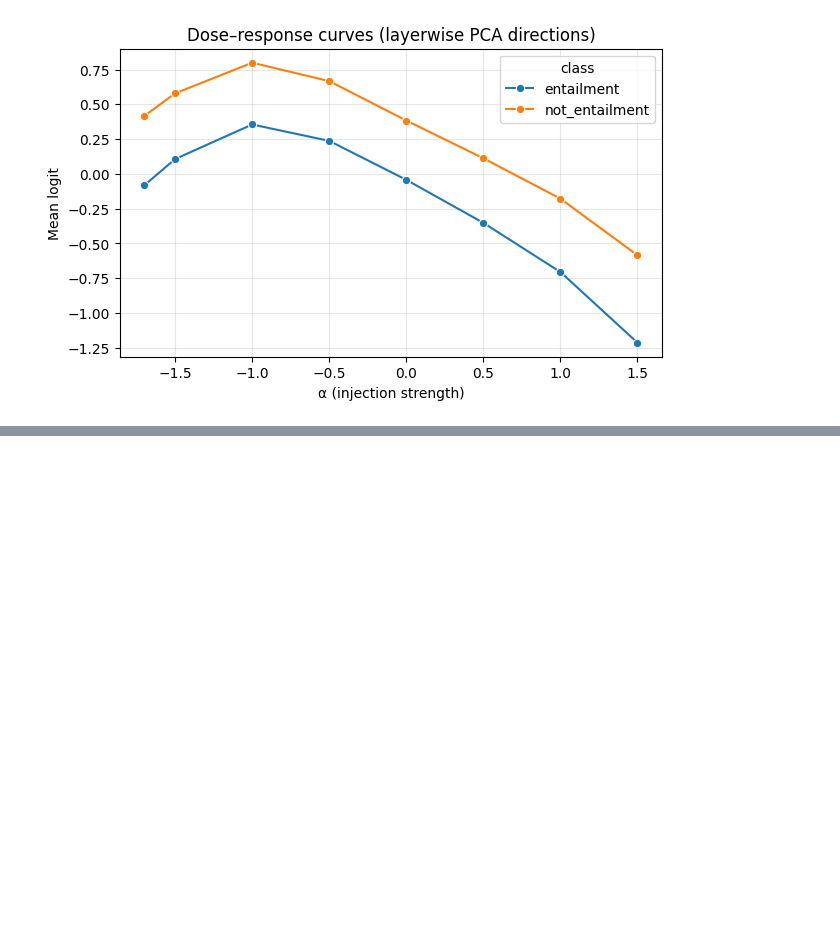
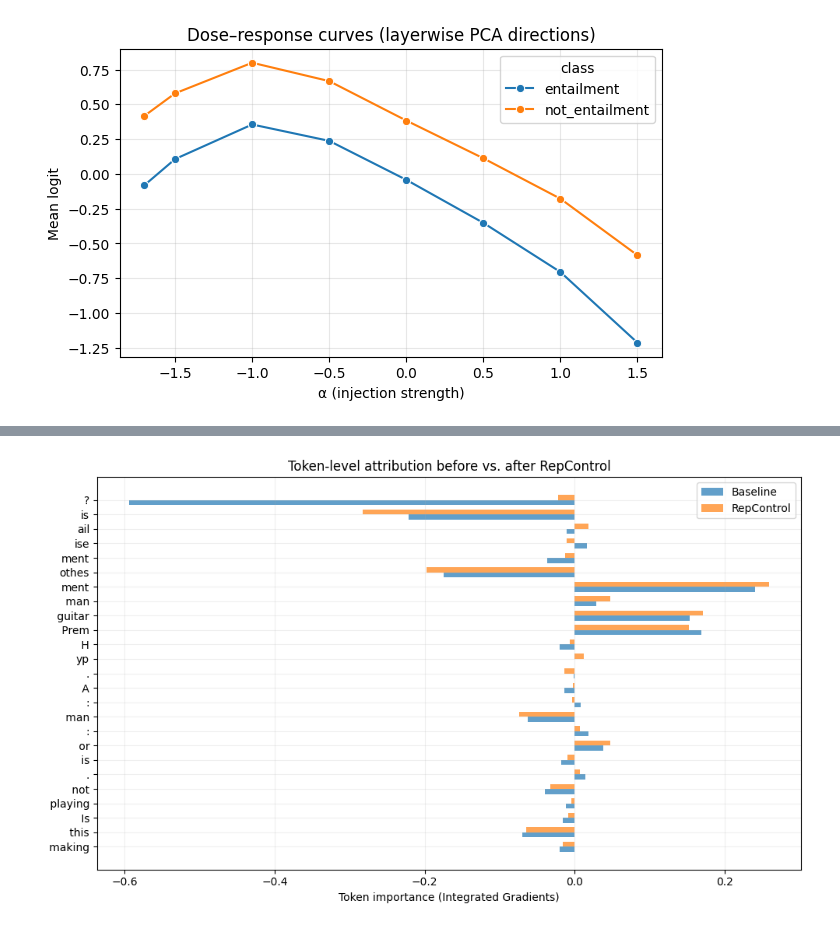
Before and after one commit to arianna011/shortcut-llm-icl, a Jupyter notebook: Analysis_of_RepE_projections.ipynb, the cells around one changed output, grey strips where cells are left out. Drawn from its saved outputs; the diff is of its cells as text; code cells hidden in the pictures; blank space fills up the shorter version.

```diff
--- a/Analysis_of_RepE_projections.ipynb
+++ b/Analysis_of_RepE_projections.ipynb
@@ -115,7 +107,7 @@ LABELS = list(E.Task[TASK].reference_gen_to_labels().values())
 SELECTION = "RANDOM" #@param ["RANDOM", "MODEL_FAILS", "MODEL_FAILS_ON_SPECIFIC_LABELS"]
 SELECTION = L.SelectionMethod[SELECTION]
 SHORTCUT_TYPE = "negation" #@param ["negation", "position", "style_bible"]
-NUM_SAMPLES = 512 #@param {type: "integer"}
+NUM_SAMPLES = 64 #@param {type: "integer"}
 if DATASET_REPO == "ShortcutSuite":
   CLEAN_DF_PATH = "data/ShortcutSuite/dev_matched.tsv"
   DIRTY_DF_PATH = f"data/ShortcutSuite/dev_matched_{SHORTCUT_TYPE}.tsv"
@@ -178,7 +170,7 @@ def format_data_nli(df, shuffle):
         labels.append([s == dirty for s in d])
   return np.concatenate(data).tolist(), labels
 # %%
-TRAIN_FRAC = 0.8 #@param {type: "slider", min:0.0, max: 1.0, step:0.1}
+TRAIN_FRAC = 1 #@param {type: "slider", min:0.0, max: 1.0, step:0.1}
 train_df = selected_df.sample(frac=TRAIN_FRAC, random_state=RANDOM_SEED)
 test_df = selected_df.drop(train_df.index)
 # %%
@@ -847,9 +857,9 @@ Layer -31 | dirty  | PCA:   82 | FisherS:  10.09
 As in the original RepE notebooks, RepControl is tested by modifying LLM activations with the extracted latent direction and observing the altered LLM responses to specific prompts.
 # %%
 #@title Define activations
-alpha = 1.5 #@param {type: "slider", min:-5.0, max: 5.0, step:0.1}
+alpha = -0.5 #@param {type: "slider", min:-5.0, max: 5.0, step:0.1}
 activations = {}
-for layer in all_hidden_layers:
+for layer in range(-1,-32,-1):
     activations[layer] = torch.tensor(alpha * shortcut_rep_reader.directions[layer] * shortcut_rep_reader.direction_signs[layer]).to(target.model.device).half()
 # %%
 #@title Setup
@@ -961,0 +1108,8 @@ not_entailment   Spearman ρ=-0.79  p=0.0208
+# %%
+prompt = "Premise: A man is playing guitar. Hypothesis: A man is making music. Is this entailment or not entailment?" #@param {type: "string"}
+target_label = "entailment" #@param {type: "string"}
+target_token = tokenizer.encode("entailment", add_special_tokens=False)[0]
+steps = 5 #@param {type: "integer"}
+
+attr_base = integrated_gradients(target.model, tokenizer, prompt, target_token, steps=steps)
+attr_controlled = integrated_gradients(target.model, tokenizer, prompt, target_token, rep_control_pipeline=rep_control_pipeline, activations=activations, steps=steps)
@@ -961,0 +1132,4 @@ not_entailment   Spearman ρ=-0.79  p=0.0208
+# %%
+plot_attribution_comparison(attr_base, attr_controlled)
+# %% [output]
+[figure, added]
```
Also changed, not shown: parts of 14 cells of this notebook.
